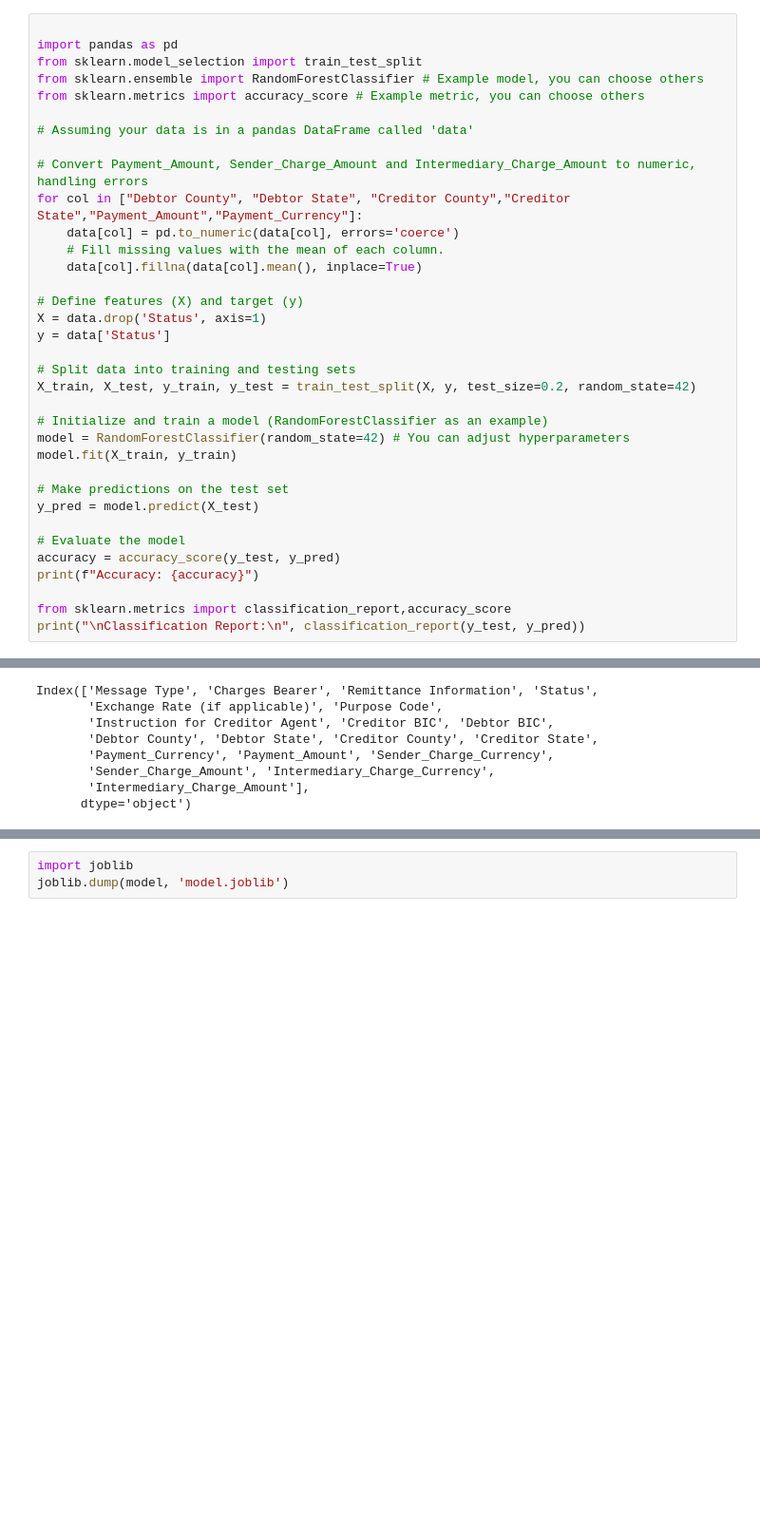
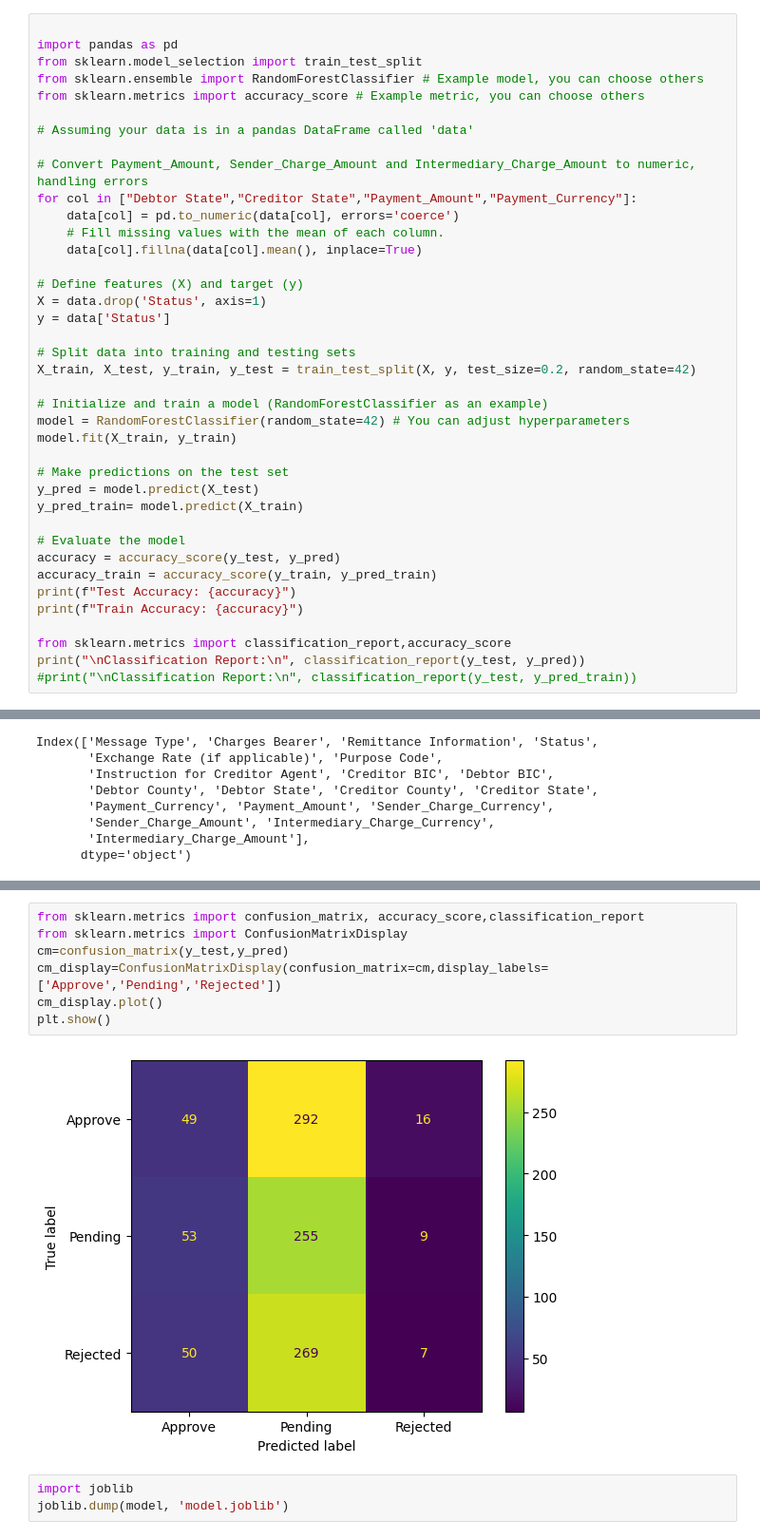
Before and after one commit to vijaykumarharakuni/data_analysis, a Jupyter notebook: Payment_Data_Revised_New.ipynb, the cells around one changed output, grey strips where cells are left out. Shown at 95% size. Cells and saved outputs as stored; diff of their text form; blank space fills up the shorter version.

```diff
--- a/Payment_Data_Revised_New.ipynb
+++ b/Payment_Data_Revised_New.ipynb
@@ -799,7 +790,7 @@ from sklearn.metrics import accuracy_score # Example metric, you can choose othe
 # Assuming your data is in a pandas DataFrame called 'data'
 
 # Convert Payment_Amount, Sender_Charge_Amount and Intermediary_Charge_Amount to numeric, handling errors
-for col in ["Debtor County", "Debtor State", "Creditor County","Creditor State","Payment_Amount","Payment_Currency"]:
+for col in ["Debtor State","Creditor State","Payment_Amount","Payment_Currency"]:
     data[col] = pd.to_numeric(data[col], errors='coerce')
     # Fill missing values with the mean of each column.
     data[col].fillna(data[col].mean(), inplace=True)
@@ -817,13 +808,17 @@ model.fit(X_train, y_train)
 
 # Make predictions on the test set
 y_pred = model.predict(X_test)
+y_pred_train= model.predict(X_train)
 
 # Evaluate the model
 accuracy = accuracy_score(y_test, y_pred)
-print(f"Accuracy: {accuracy}")
+accuracy_train = accuracy_score(y_train, y_pred_train)
+print(f"Test Accuracy: {accuracy}")
+print(f"Train Accuracy: {accuracy}")
 
 from sklearn.metrics import classification_report,accuracy_score
 print("\nClassification Report:\n", classification_report(y_test, y_pred))
+#print("\nClassification Report:\n", classification_report(y_test, y_pred_train))
 # %% [output]
 The behavior will change in pandas 3.0. This inplace method will never work because the intermediate object on which we are setting values always behaves as a copy.
 
@@ -857,3 +1020,12 @@ Index(['Message Type', 'Charges Bearer', 'Remittance Information', 'Status',
+# %%
+from sklearn.metrics import confusion_matrix, accuracy_score,classification_report
+from sklearn.metrics import ConfusionMatrixDisplay
+cm=confusion_matrix(y_test,y_pred)
+cm_display=ConfusionMatrixDisplay(confusion_matrix=cm,display_labels=['Approve','Pending','Rejected'])
+cm_display.plot()
+plt.show()
+# %% [output]
+[figure, added]
 # %%
 import joblib
 joblib.dump(model, 'model.joblib')
```
Also changed, not shown: parts of 21 cells of this notebook.
